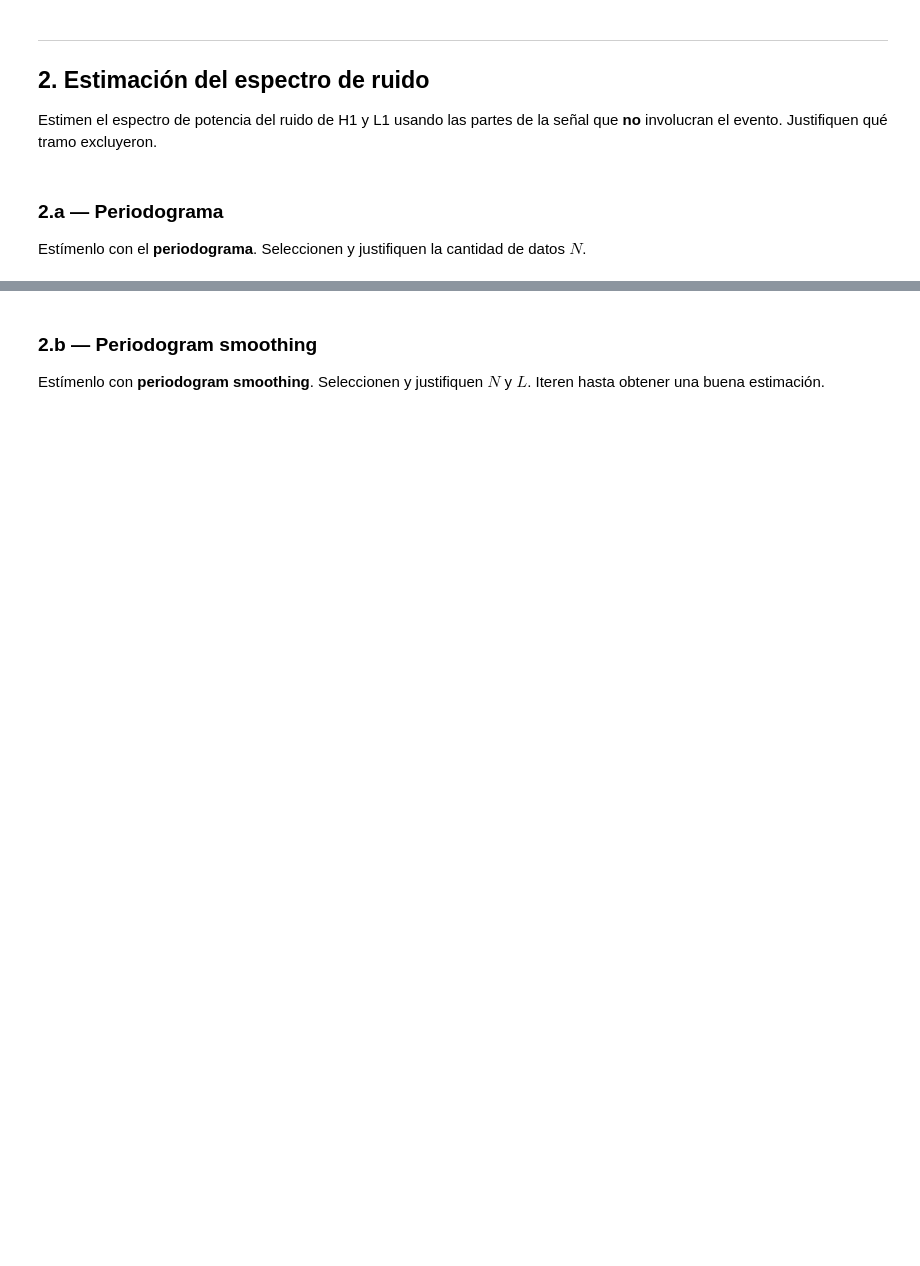
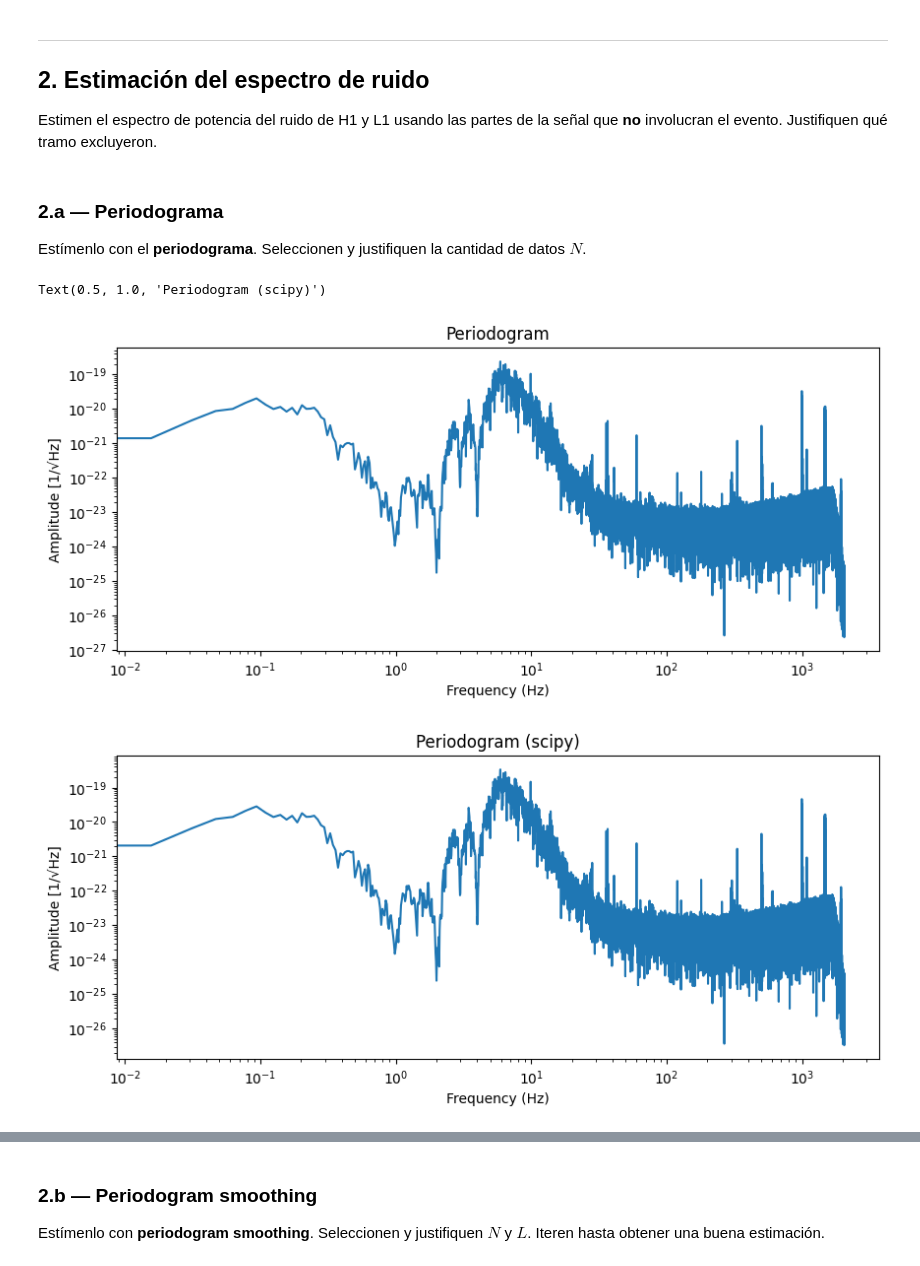
Before and after one commit to albertig2/Procesamiento-Adaptivo-22.46-, a Jupyter notebook: TP1/TP1_LIGO_Grupo5.ipynb, the cells around one changed output, grey strips where cells are left out. Saved outputs shown, nothing was run; the diff lists cells and outputs as text; code cells hidden in the pictures; blank space fills up the shorter version.

Commit message:
Added code to all tasks but messy, and have not answered the writing tasks, nor tested for different windows, signals..

```diff
--- a/TP1/TP1_LIGO_Grupo5.ipynb
+++ b/TP1/TP1_LIGO_Grupo5.ipynb
@@ -129,5 +141,56 @@ Estimen el espectro de potencia del ruido de H1 y L1 usando las partes de la se
 ### 2.a — Periodograma
 
 Estímenlo con el **periodograma**. Seleccionen y justifiquen la cantidad de datos $N$.
+# %%
+
+H1_long_path = DATA / "H-H1_LOSC_4_V2-1126257414-4096.hdf5"
+#L1_long_path = "L-L1_LOSC_4_V2-1126257414-4096.hdf5"
+strain, t0, dt = leer_strain(H1_long_path)
+
+# Convert GPS time to index in array
+event_start_continous = GPS_EVENTO - t0
+event_start_discrete = int(event_start_continous * FS) # n = t*Fs
+
+event_end_continous = event_start_continous + 0.2
+event_end_discrete = int(event_end_continous * FS)
+
+# Adds buffer
+buffer = int(0.5 * FS) # 500ms buffer on each side
+event_start_index = event_start_discrete - buffer
+event_end_index = event_end_discrete + buffer
+
+# Get clean nois (no event) (everything before and after)
+noise = np.concatenate([strain[:int(event_start_index)], strain[int(event_end_index):]])
+
+# Periodogram
+N = 262144
+f = np.fft.fftfreq(N, 1/FS)[:N//2] # Frequency in Hz
+
+x = noise[:N] # Need to be of same size as the window
+window = hann(N)
+v = x * window
+
+V = np.fft.fft(v)
+U = np.sum(window**2)  # window power, for normalization
+R_x = (V * np.conj(V) / (FS*U))[:N//2] # Normalization corrects for energy loss due to the window
+
+plt.figure()
+plt.loglog(f, np.sqrt(R_x))  # amplitude spectral density
+plt.xlabel('Frequency (Hz)')
+plt.ylabel('Amplitude [1/√Hz]')
+plt.title('Periodogram')
+
+# Short version
+window = 'hann'
+f_hat, R_x_hat = periodogram(noise, fs=FS, window=window, nfft=N, scaling='density')
+plt.figure()
+plt.loglog(f_hat, np.sqrt(R_x_hat))
+plt.xlabel('Frequency (Hz)')
+plt.ylabel('Amplitude [1/√Hz]')
+plt.title('Periodogram (scipy)')
+# %% [output]
+Text(0.5, 1.0, 'Periodogram (scipy)')
+[figure, added]
+[figure, added]
 # %% [markdown]
 > **Respuesta.** *(completar)*
```
Also changed, not shown: parts of 21 cells of this notebook.
